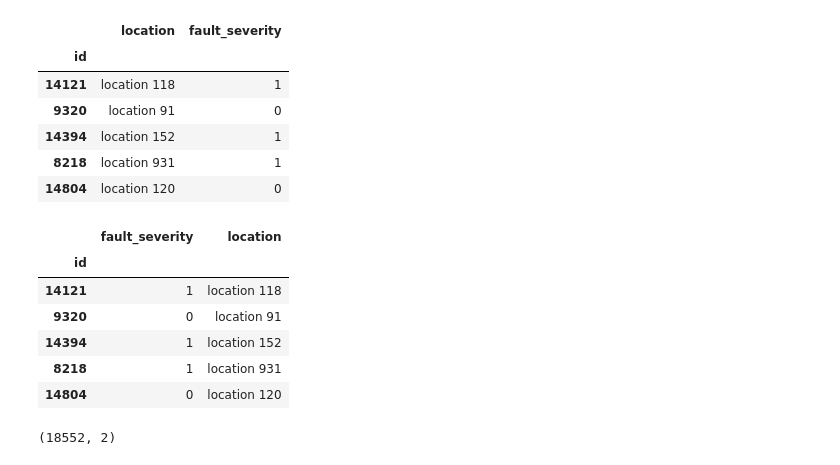
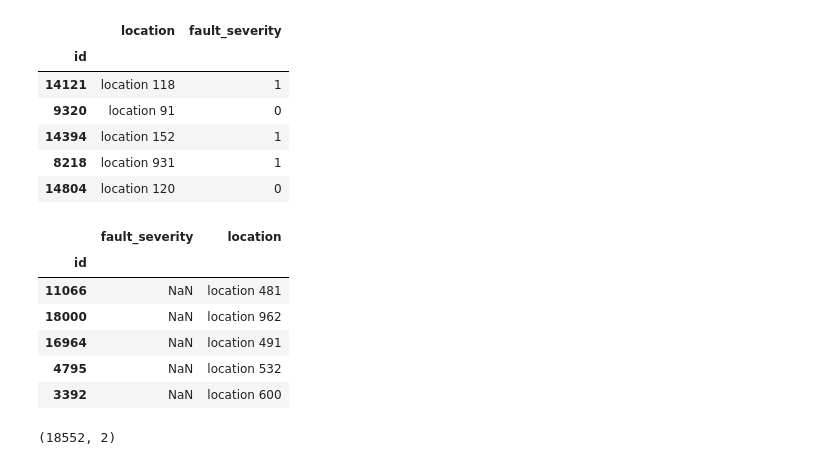
Before and after one commit to darekarsam/TelstraChallenge, a Jupyter notebook: kaggleChallenge.ipynb, the cells around one changed output. Drawn from its saved outputs; the diff is of its cells as text; code cells hidden in the pictures.

```diff
--- a/kaggleChallenge.ipynb
+++ b/kaggleChallenge.ipynb
@@ -1,8 +1,8 @@
 # %%
 import pandas as pd
 # Loading Data in Pandas Data Frames
-trainDF=pd.read_csv('train.csv',index_col=0)
-testDF=pd.read_csv('test.csv',index_col=0)
+trainDF=pd.read_csv('../train.csv',index_col=0)
+testDF=pd.read_csv('../test.csv',index_col=0)
 # trainDF.location=trainDF.location.apply(lambda x: int(x.split(' ')[1]))
 # testDF.location=testDF.location.apply(lambda x: int(x.split(' ')[1]))
 # trainDF.describe()
@@ -18,15 +18,15 @@ trainDF.head()
 # %%
 #merge test and train
 data=pd.concat([trainDF,testDF],axis=0)
-data.head()
+data[data.fault_severity.isnull()].head()
 # %% [output]
 |  | fault_severity | location |
 | id |  |  |
-| 14121 | 1 | location 118 |
-| 9320 | 0 | location 91 |
-| 14394 | 1 | location 152 |
-| 8218 | 1 | location 931 |
-| 14804 | 0 | location 120 |
+| 11066 | NaN | location 481 |
+| 18000 | NaN | location 962 |
+| 16964 | NaN | location 491 |
+| 4795 | NaN | location 532 |
+| 3392 | NaN | location 600 |
 # %%
 data.shape
 # %% [output]
```
Also changed, not shown: parts of 21 cells of this notebook.
